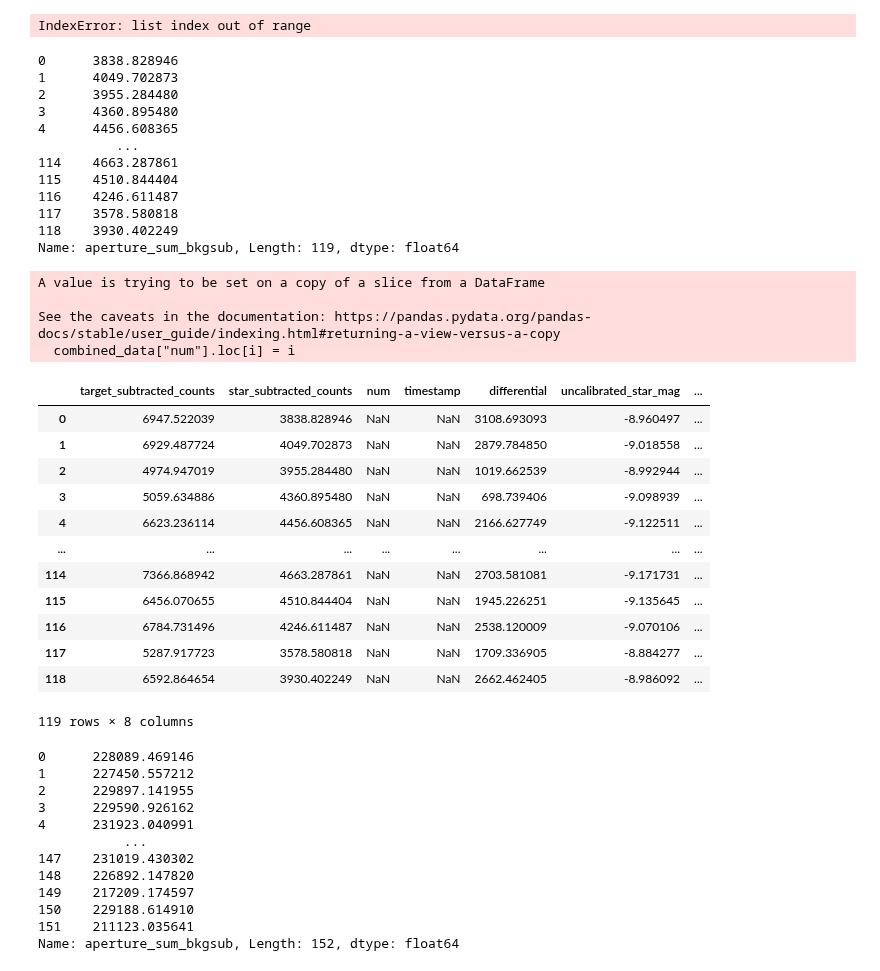
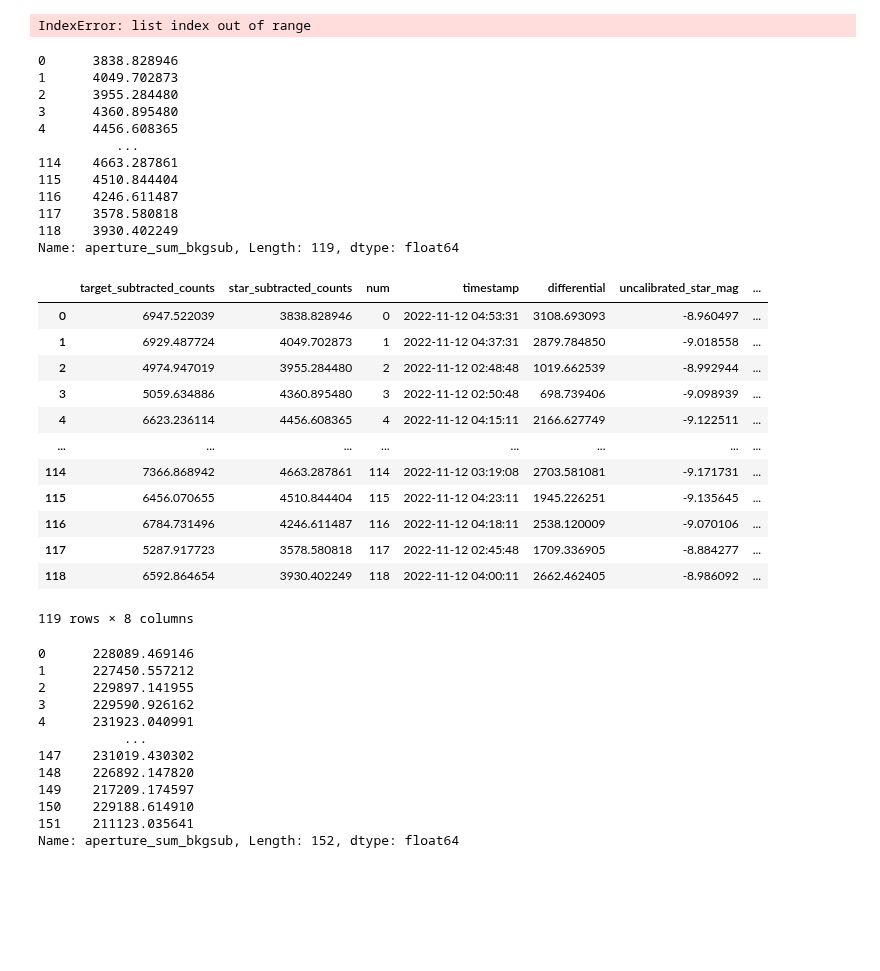
Before and after one commit to mkzeender/astrophysics-brorfelde, a Jupyter notebook: photometry.ipynb, the cells around one changed output. Drawn from its saved outputs; the diff is of its cells as text; code cells hidden in the pictures; blank space fills up the shorter version.

```diff
--- a/photometry.ipynb
+++ b/photometry.ipynb
@@ -118,57 +118,53 @@ IndexError: list index out of range
 
 FWHM = 10
 
-photometry = align_moving.do_photometry_with_timestamps(
+photometry_2_group_1 = align_moving.do_photometry_with_timestamps(
     imgs[okay & night_2_group_1]['aligned_filepath'],
 
     start_object_x=651,
     start_object_y=983,
     start_object_t='2022-11-12T02:49:48',
 
     end_object_x=1088,
     end_object_y=938,
     end_object_t='2022-11-12T04:51:31',
 
     aperture_=FWHM*3,
     annulus_inner=5*FWHM,
     annulus_outer=9*FWHM,
     dry_run=False,
 
     reference_positions=[(1009.8564266803644, 511.4699819071131), (1445.0230224321135, 583.3006409175242)] # CHANGE THIS
 
 )
 
-photometry
+photometry_2_group_1
 # %% [output]
 0      3838.828946
 1      4049.702873
 2      3955.284480
 3      4360.895480
 4      4456.608365
           ...
 114    4663.287861
 115    4510.844404
 116    4246.611487
 117    3578.580818
 118    3930.402249
 Name: aperture_sum_bkgsub, Length: 119, dtype: float64
+|  | target_subtracted_counts | star_subtracted_counts | num | timestamp | differential | uncalibrated_star_mag | ... |
+| 0 | 6947.522039 | 3838.828946 | 0 | 2022-11-12 04:53:31 | 3108.693093 | -8.960497 | ... |
+| 1 | 6929.487724 | 4049.702873 | 1 | 2022-11-12 04:37:31 | 2879.784850 | -9.018558 | ... |
+| 2 | 4974.947019 | 3955.284480 | 2 | 2022-11-12 02:48:48 | 1019.662539 | -8.992944 | ... |
+| 3 | 5059.634886 | 4360.895480 | 3 | 2022-11-12 02:50:48 | 698.739406 | -9.098939 | ... |
+| 4 | 6623.236114 | 4456.608365 | 4 | 2022-11-12 04:15:11 | 2166.627749 | -9.122511 | ... |
+| ... | ... | ... | ... | ... | ... | ... | ... |
+| 114 | 7366.868942 | 4663.287861 | 114 | 2022-11-12 03:19:08 | 2703.581081 | -9.171731 | ... |
+| 115 | 6456.070655 | 4510.844404 | 115 | 2022-11-12 04:23:11 | 1945.226251 | -9.135645 | ... |
+| 116 | 6784.731496 | 4246.611487 | 116 | 2022-11-12 04:18:11 | 2538.120009 | -9.070106 | ... |
+| 117 | 5287.917723 | 3578.580818 | 117 | 2022-11-12 02:45:48 | 1709.336905 | -8.884277 | ... |
+| 118 | 6592.864654 | 3930.402249 | 118 | 2022-11-12 04:00:11 | 2662.462405 | -8.986092 | ... |
-A value is trying to be set on a copy of a slice from a DataFrame
-
-See the caveats in the documentation: https://pandas.pydata.org/pandas-docs/stable/user_guide/indexing.html#returning-a-view-versus-a-copy
-  combined_data["num"].loc[i] = i
+119 rows × 8 columns
-|  | target_subtracted_counts | star_subtracted_counts | num | timestamp | differential | uncalibrated_star_mag | ... |
-| 0 | 6947.522039 | 3838.828946 | NaN | NaN | 3108.693093 | -8.960497 | ... |
-| 1 | 6929.487724 | 4049.702873 | NaN | NaN | 2879.784850 | -9.018558 | ... |
-| 2 | 4974.947019 | 3955.284480 | NaN | NaN | 1019.662539 | -8.992944 | ... |
-| 3 | 5059.634886 | 4360.895480 | NaN | NaN | 698.739406 | -9.098939 | ... |
-| 4 | 6623.236114 | 4456.608365 | NaN | NaN | 2166.627749 | -9.122511 | ... |
-| ... | ... | ... | ... | ... | ... | ... | ... |
-| 114 | 7366.868942 | 4663.287861 | NaN | NaN | 2703.581081 | -9.171731 | ... |
-| 115 | 6456.070655 | 4510.844404 | NaN | NaN | 1945.226251 | -9.135645 | ... |
-| 116 | 6784.731496 | 4246.611487 | NaN | NaN | 2538.120009 | -9.070106 | ... |
-| 117 | 5287.917723 | 3578.580818 | NaN | NaN | 1709.336905 | -8.884277 | ... |
-| 118 | 6592.864654 | 3930.402249 | NaN | NaN | 2662.462405 | -8.986092 | ... |
-119 rows × 8 columns
 # %%
 # Night 3
 
```
Also changed, not shown: parts of 3 cells of this notebook.
